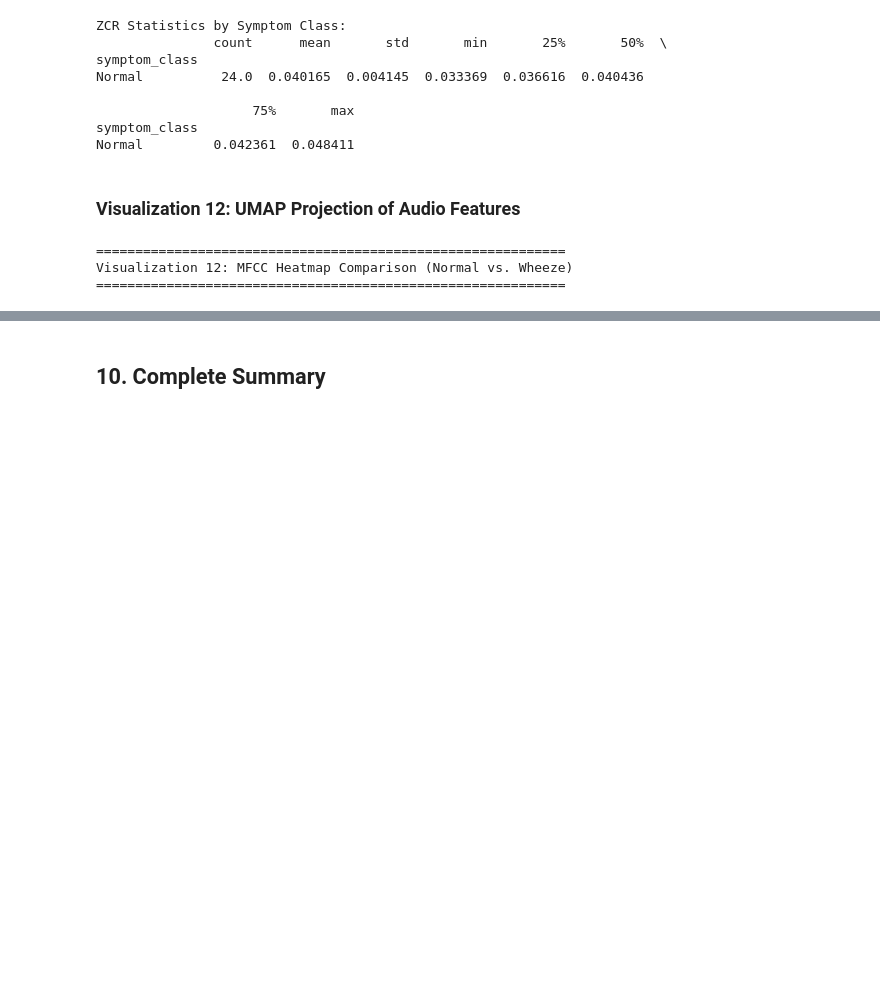
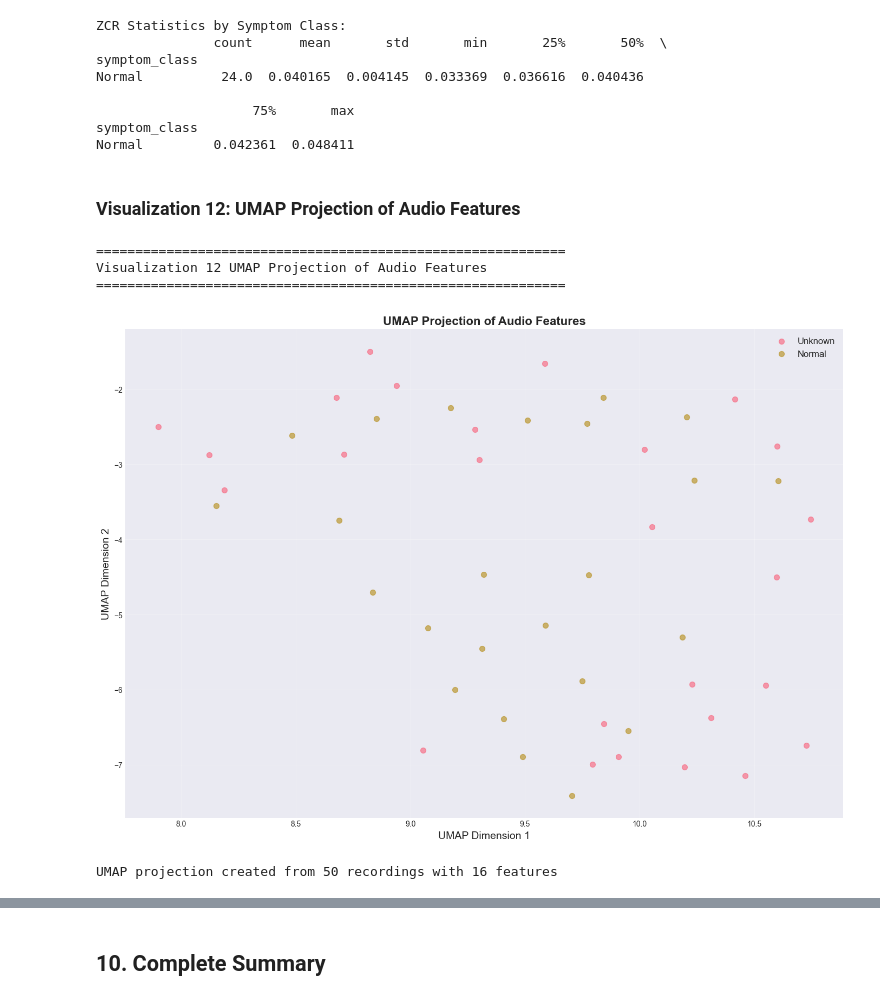
Before and after one commit to mablemunanura/NEONATES, a Jupyter notebook: notebooks/EDA/eda_sprsound.ipynb, the cells around one changed output, grey strips where cells are left out. Drawn from its saved outputs; the diff is of its cells as text; code cells hidden in the pictures; blank space fills up the shorter version.

Commit message:
Edited the models and added more visuallizations to the EDA

```diff
--- a/notebooks/EDA/eda_sprsound.ipynb
+++ b/notebooks/EDA/eda_sprsound.ipynb
@@ -793,17 +794,8 @@ Normal         0.042361  0.048411
 ### Visualization 12: UMAP Projection of Audio Features
 # %%
 print("\n" + "="*60)
-print("Visualization 13: UMAP Projection of Audio Features")
+print("Visualization 12 UMAP Projection of Audio Features")
 print("="*60)
-
-try:
-
-except ImportError:
-    print("Installing required packages...")
-    import subprocess
-    subprocess.check_call(['pip', 'install', 'umap-learn'])
-    import umap
-    from sklearn.preprocessing import StandardScaler
 
 if len(df_audio) > 10:  # Need enough samples
     # Prepare features
@@ -833,31 +825,33 @@ if len(df_audio) > 10:  # Need enough samples
         })
 
         # Get primary event type per recording
         event_types = df_events.groupby('recording_file')['symptom_class'].first().reset_index()
         umap_df = pd.merge(umap_df, event_types, left_on='file', right_on='recording_file', how='left')
         umap_df['symptom_class'] = umap_df['symptom_class'].fillna('Unknown')
 
         # Plot with colors
         for symptom in umap_df['symptom_class'].unique():
             mask = umap_df['symptom_class'] == symptom
             plt.scatter(umap_df.loc[mask, 'UMAP1'], umap_df.loc[mask, 'UMAP2'],
                        label=symptom, alpha=0.7, s=50)
     else:
         plt.scatter(X_umap[:, 0], X_umap[:, 1], alpha=0.6, s=30, c='steelblue')
 
     plt.title('UMAP Projection of Audio Features', fontsize=16, fontweight='bold')
     plt.xlabel('UMAP Dimension 1', fontsize=14)
     plt.ylabel('UMAP Dimension 2', fontsize=14)
     plt.legend(fontsize=12)
     plt.grid(True, alpha=0.3)
     plt.tight_layout()
     plt.savefig(figures_dir / 'sprsound16_umap_projection.png', dpi=150, bbox_inches='tight')
     plt.show()
 
     print(f"UMAP projection created from {len(df_audio)} recordings with {len(feature_cols)} features")
 else:
     print("Need at least 10 audio files with features for UMAP")
 # %% [output]
 ============================================================
-Visualization 12: MFCC Heatmap Comparison (Normal vs. Wheeze)
+Visualization 12 UMAP Projection of Audio Features
 ============================================================
+[figure, added]
+UMAP projection created from 50 recordings with 16 features
```
Also changed, not shown: parts of 18 cells of this notebook, 6 other files.
